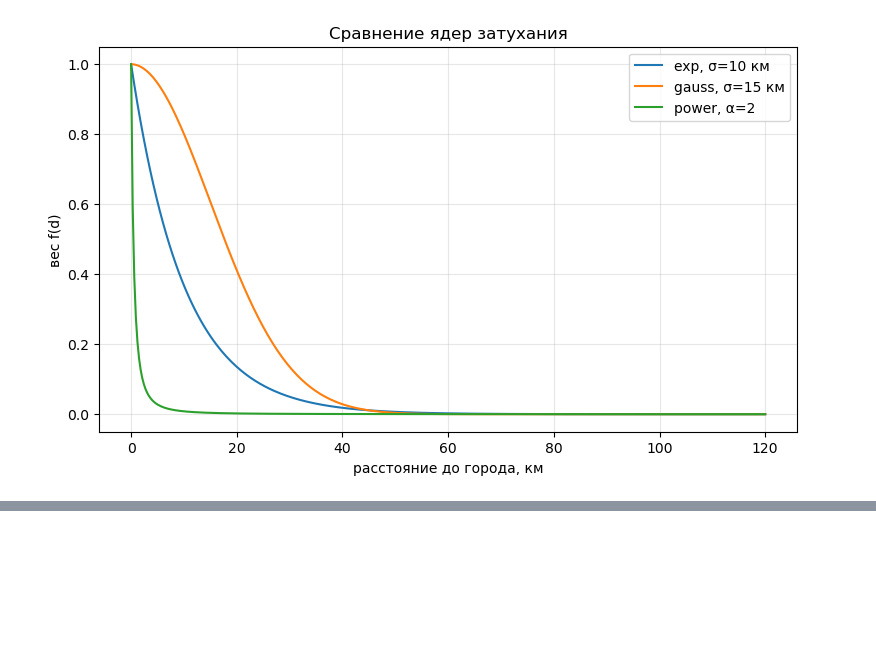
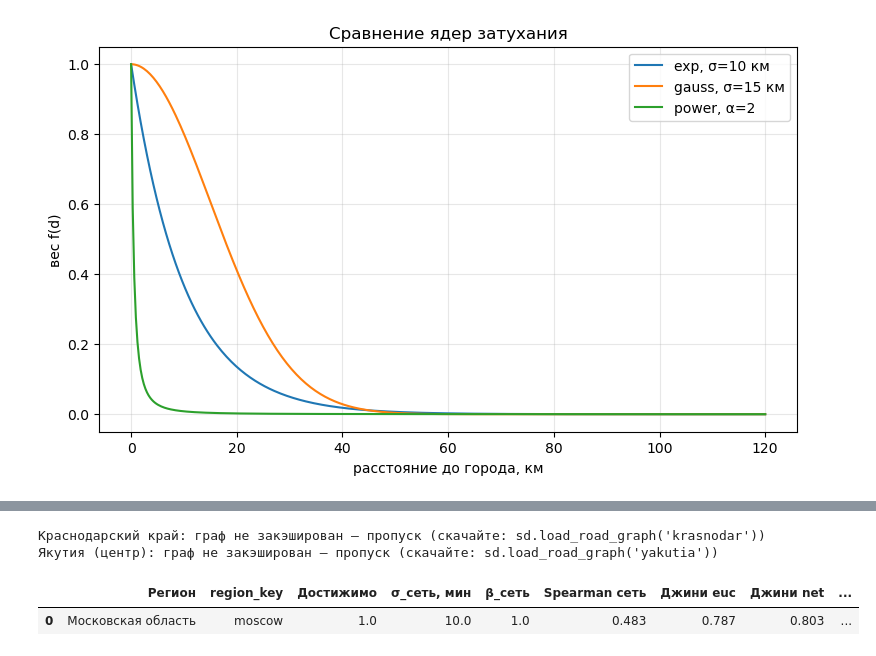
Before and after one commit to f-kravchenko/mipt-spring-2026-prak-spacial-distribution, a Jupyter notebook: notebooks/01_decay.ipynb, the cells around one changed output, grey strips where cells are left out. Drawn from its saved outputs; the diff is of its cells as text; code cells hidden in the pictures; blank space fills up the shorter version.

```diff
--- a/notebooks/01_decay.ipynb
+++ b/notebooks/01_decay.ipynb
@@ -258,0 +272,40 @@ plt.show()
+# %%
+SIGMA_MIN = [5, 10, 15, 20, 30, 45, 60, 90]
+
+net_rows = []
+net_min_cache = {}
+for key, g in grids.items():
+    cfg, Xr = REGIONS[key], sd.X_SHIPPING[key]
+    graph_path = sd.GRAPH_DIR / f"roads_{key}.graphml"
+    if not graph_path.exists():
+        print(f"{cfg['title']}: граф не закэширован — пропуск (скачайте: sd.load_road_graph('{key}'))")
+        continue
+    G = sd.load_road_graph(key)  # из кэша graphml
+
+    cities = sd.cities_gdf(key, g.crs, grid=g, buffer_km=BUFFER_KM)
+    net = sd.network_minutes(g, cities, G)
+    net_min_cache[key] = (net, cities)
+    reach = np.isfinite(net.min(axis=1)).mean()
+
+    (smin, beta, rho), _ = sd.tune_on_matrix(net, cities["population"].to_numpy(),
+                                             g["population"].to_numpy(), "exp", SIGMA_MIN, BETAS)
+    vnet = sd.distribute_decay_network(g, Xr, cities, net, smin, "exp", beta)
+    g["method_otgr_v1net"] = vnet
+
+    _, e_sigma, e_beta = chosen[key]
+    net_rows.append({
+        "Регион": cfg["title"], "region_key": key,
+        "Достижимо": round(float(reach), 3),
+        "σ_сеть, мин": smin, "β_сеть": beta, "Spearman сеть": round(rho, 3),
+        "Джини euc": round(sd.gini(g["method_otgr_v1"]), 3),
+        "Джини net": round(sd.gini(vnet), 3),
+        "Top-10% net": round(sd.top_share(vnet), 3),
+    })
+
+net_df = pd.DataFrame(net_rows)
+net_df
+# %% [output]
+Краснодарский край: граф не закэширован — пропуск (скачайте: sd.load_road_graph('krasnodar'))
+Якутия (центр): граф не закэширован — пропуск (скачайте: sd.load_road_graph('yakutia'))
+|  | Регион | region_key | Достижимо | σ_сеть, мин | β_сеть | Spearman сеть | Джини euc | Джини net | ... |
+| 0 | Московская область | moscow | 1.0 | 10.0 | 1.0 | 0.483 | 0.787 | 0.803 | ... |
```
Also changed, not shown: parts of 5 cells of this notebook, 9 other files.
